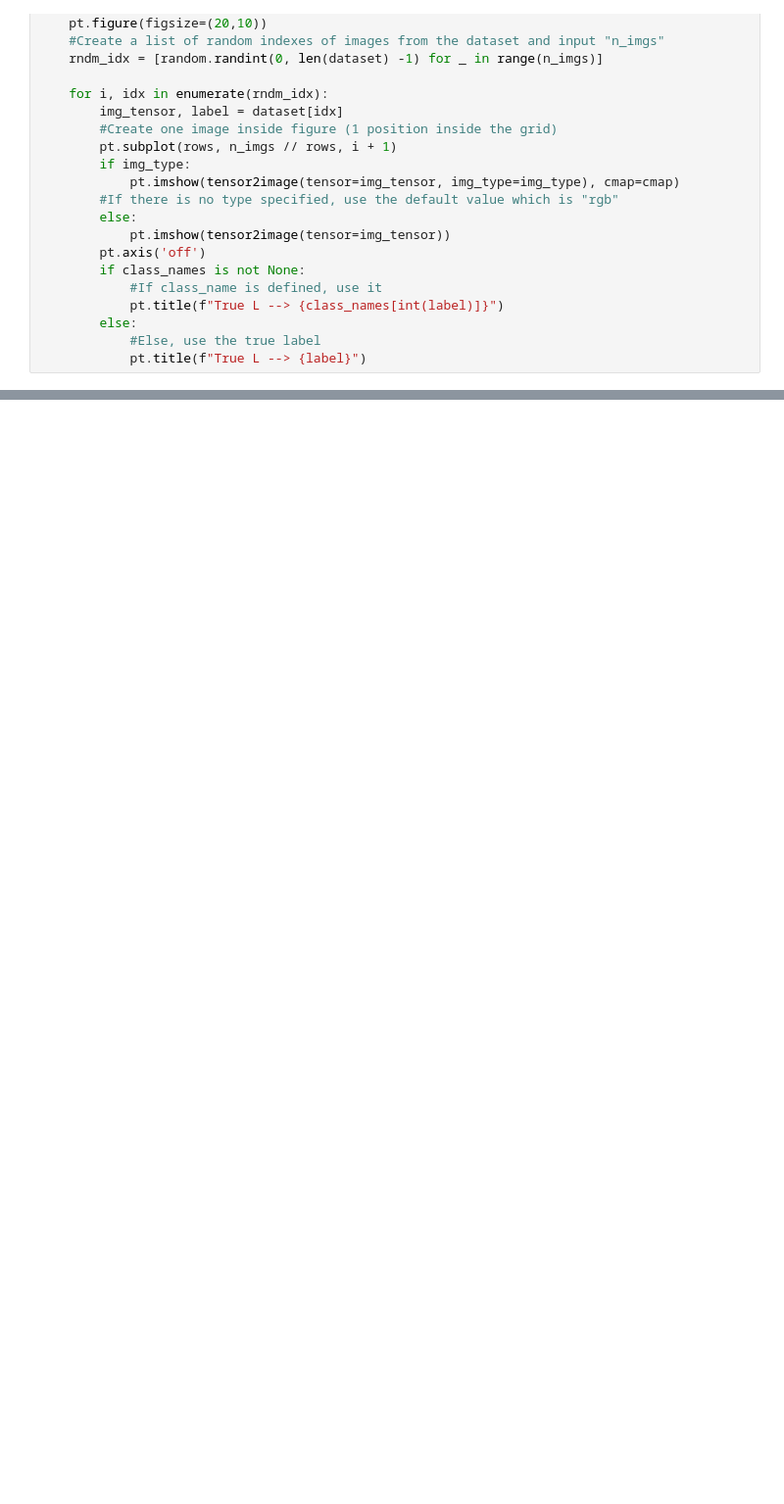
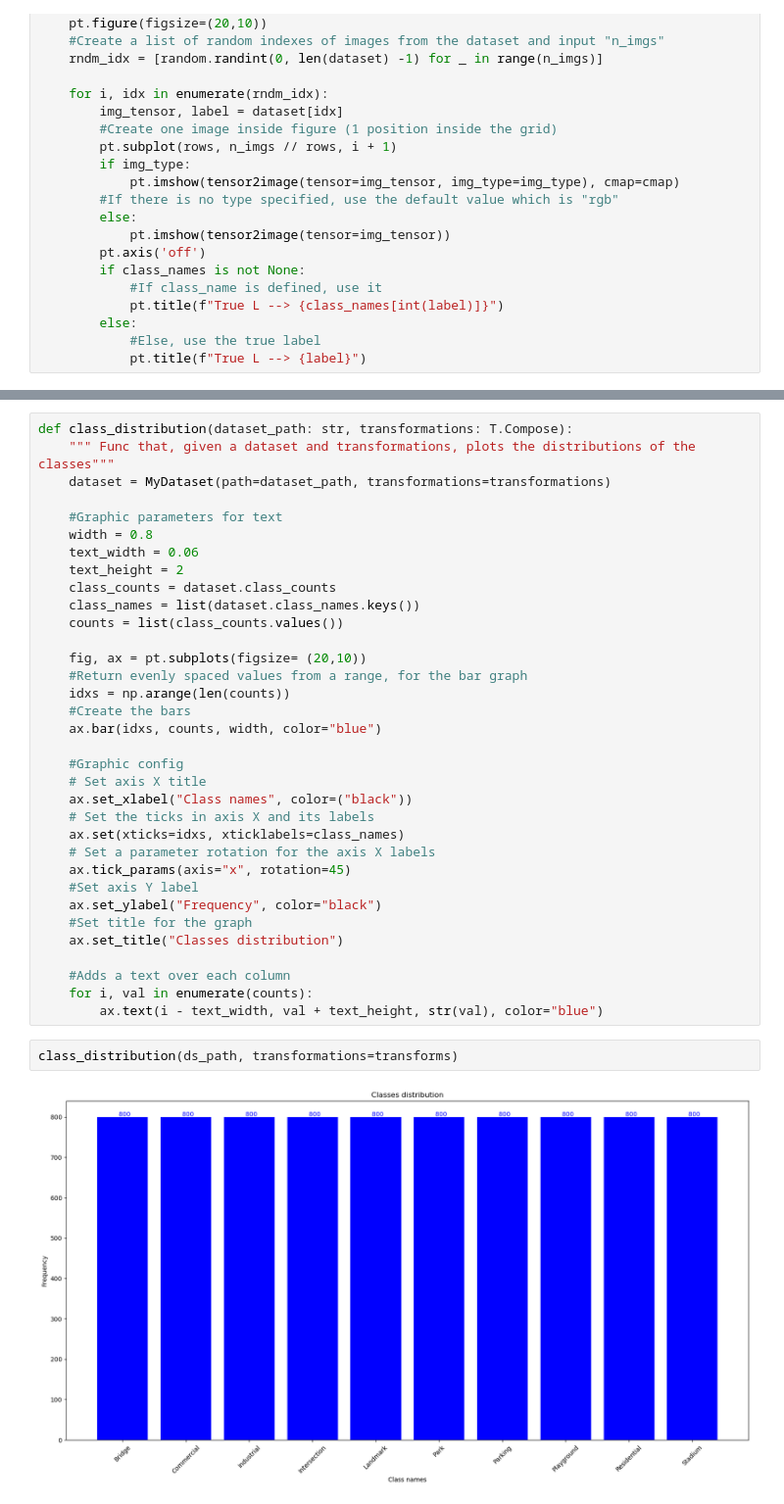
Before and after one commit to eduardo-lezama/City-Scene-Classifier, a Jupyter notebook: city_image_classifier.ipynb, the cells around one changed output, grey strips where cells are left out. Shown at 98% size. Saved outputs shown, nothing was run; the diff lists cells and outputs as text; blank space fills up the shorter version.

```diff
--- a/city_image_classifier.ipynb
+++ b/city_image_classifier.ipynb
@@ -191,0 +247,38 @@ plot_images(tr_dl.dataset, 12, 3, "rgb", list(classes.keys()))
+# %%
+def class_distribution(dataset_path: str, transformations: T.Compose):
+    """ Func that, given a dataset and transformations, plots the distributions of the classes"""
+    dataset = MyDataset(path=dataset_path, transformations=transformations)
+
+    #Graphic parameters for text
+    width = 0.8
+    text_width = 0.06
+    text_height = 2
+    class_counts = dataset.class_counts
+    class_names = list(dataset.class_names.keys())
+    counts = list(class_counts.values())
+
+    fig, ax = pt.subplots(figsize= (20,10))
+    #Return evenly spaced values from a range, for the bar graph
+    idxs = np.arange(len(counts))
+    #Create the bars
+    ax.bar(idxs, counts, width, color="blue")
+
+    #Graphic config
+    # Set axis X title
+    ax.set_xlabel("Class names", color=("black"))
+    # Set the ticks in axis X and its labels
+    ax.set(xticks=idxs, xticklabels=class_names)
+    # Set a parameter rotation for the axis X labels
+    ax.tick_params(axis="x", rotation=45)
+    #Set axis Y label
+    ax.set_ylabel("Frequency", color="black")
+    #Set title for the graph
+    ax.set_title("Classes distribution")
+
+    #Adds a text over each column
+    for i, val in enumerate(counts):
+        ax.text(i - text_width, val + text_height, str(val), color="blue")
+# %%
+class_distribution(ds_path, transformations=transforms)
+# %% [output]
+[figure, added]
```
Also changed, not shown: parts of 10 cells of this notebook, 1 other file.
